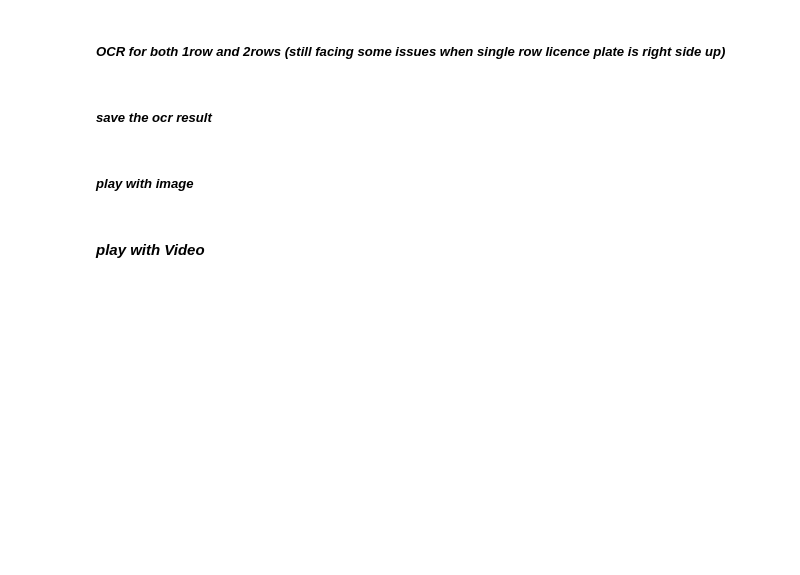
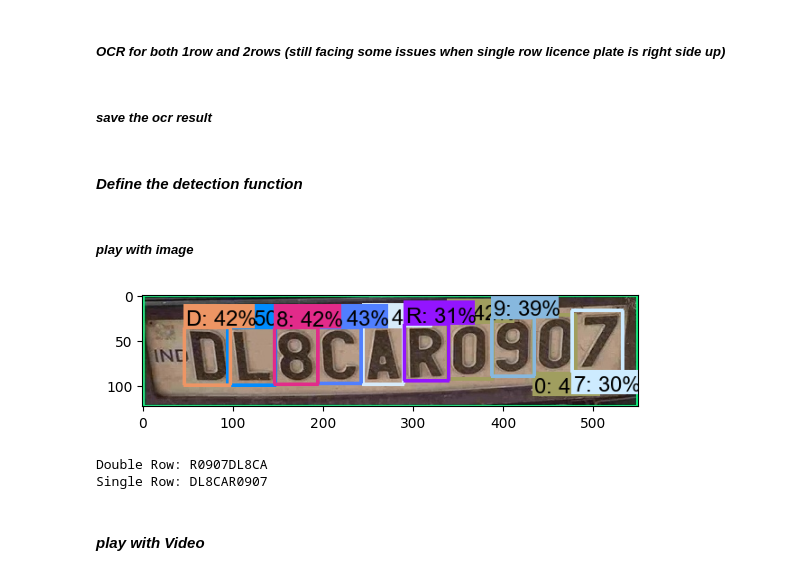
Before and after one commit to Ganga-Yadav/anprApp, a Jupyter notebook: tfodOcr.ipynb, the cells around one changed output. Saved outputs shown, nothing was run; the diff lists cells and outputs as text; code cells hidden in the pictures; blank space fills up the shorter version.

```diff
--- a/tfodOcr.ipynb
+++ b/tfodOcr.ipynb
@@ -126,11 +140,9 @@ plt.show()
 # %% [markdown]
 ##### *from videoCam*
 # %%
-MODEL_PATH = 'D:\\anprNew\\tfodModel\\export\\saved_model'
-LABEL_MAP_NAME = 'label_map.pbtxt'
-ANNOTATION_PATH = os.path.join('Annotations','annotations_tfod')
-LABELMAP = os.path.join(ANNOTATION_PATH, LABEL_MAP_NAME)
-
+MODEL_PATH = paths['LPR_MODEL_PATH']
+ANNOTATION_PATH = os.path.join('Annotations','annotations_lpr')
+LABELMAP =paths['LPR_LABELMAP_PATH']
 # Ensure annotation path exists
 os.makedirs(ANNOTATION_PATH, exist_ok=True)
 
@@ -291,18 +285,26 @@ def save_results(text):
     with open(file_path, mode='a', newline='') as f:
         csv_writer = csv.writer(f, delimiter=',', quotechar='"', quoting=csv.QUOTE_MINIMAL)
         csv_writer.writerow([text])
+# %% [markdown]
+#### ***Define the detection function***
 # %% [markdown]
 ##### *play with image*
 # %%
-IMAGE_PATH = r'D:\anprNew\Detected_Images\img (62).jpg'
 # Define paths
-MODEL_PATH = 'D:\\anprNew\\ocrModel\\export\\saved_model'
-LABEL_MAP_NAME_1 = 'label_map.pbtxt'
-ANNOTATION_PATH = os.path.join('Tensorflow', 'workspace', 'annotations_ocr')
-LABELMAP = os.path.join(ANNOTATION_PATH, LABEL_MAP_NAME_1)
+MODEL_PATH = paths['OCR_MODEL_PATH']
+ANNOTATION_PATH = os.path.join('Annotations','annotations_ocr')
+LABELMAP =paths['OCR_LABELMAP_PATH']
 
 # Ensure annotation path exists
 os.makedirs(ANNOTATION_PATH, exist_ok=True)
+
+# Read and preprocess the input image
+IMAGE_PATH = r'D:\anprNew\Detected_Images\img (62).jpg'
+img = cv2.imread(IMAGE_PATH)
+image_np = np.array(img)
+
+# Run detection
+detections = detect_fn(image_np)
 
 # Create label map
 labels = [
@@ -334,51 +336,42 @@ category_index = label_map_util.create_category_index_from_labelmap(LABELMAP)
 # Assuming the function signature is 'serving_default' and it takes an image tensor
 infer = model.signatures['serving_default']
 
-# Define the detection function
-def detect_fn(image):
-    input_tensor = tf.convert_to_tensor(image, dtype=tf.uint8)  # Convert to uint8
-    input_tensor = input_tensor[tf.newaxis, ...]
-    output_dict = infer(input_tensor)
-    return output_dict
-
-# Read and preprocess the input image
-#IMAGE_PATH = r'D:\anprNew\Detected_Images\img (62).jpg'
-img = cv2.imread(IMAGE_PATH)
-image_np = np.array(img)
-
-# Run detection
-detections = detect_fn(image_np)
-
 num_detections = int(detections.pop('num_detections'))
 detections = {key: value[0, :num_detections].numpy() for key, value in detections.items()}
 detections['num_detections'] = num_detections
 
 # detection_classes should be ints
 detections['detection_classes'] = detections['detection_classes'].astype(np.int64)
 
 # Visualization
 label_id_offset = 0
 image_np_with_detections = image_np.copy()
 min_threshold=0.2
 viz_utils.visualize_boxes_and_labels_on_image_array(
     image_np_with_detections,
     detections['detection_boxes'],
     detections['detection_classes'] + label_id_offset,
     detections['detection_scores'],
     category_index,
     use_normalized_coordinates=True,
     max_boxes_to_draw=10,
     min_score_thresh=min_threshold,
     agnostic_mode=False
 )
 try:
-    text =get_serialized_detected_labels(detections, category_index, min_threshold)
+    text =get_serialized_detected_labels_bothRows(detections, category_index, min_threshold)
+    text1=get_sorted_detected_labels_singleRow(detections, category_index, min_threshold)
     if text != previous_text:  # Check if the current text is different from the previous one    os.makedirs(folder_path)
         save_results(text)
         previous_text = text  # Update the previous_text variable
 except:
     pass
 # Display the result
 plt.imshow(cv2.cvtColor(image_np_with_detections, cv2.COLOR_BGR2RGB))
 plt.show()
-get_serialized_detected_labels(detections, category_index, min_threshold)
+print('Double Row:', text)
+print('Single Row:', text1)
+# %% [output]
+[figure, added]
+Double Row: R0907DL8CA
+Single Row: DL8CAR0907
```
Also changed, not shown: parts of 12 cells of this notebook, 2 other files.
